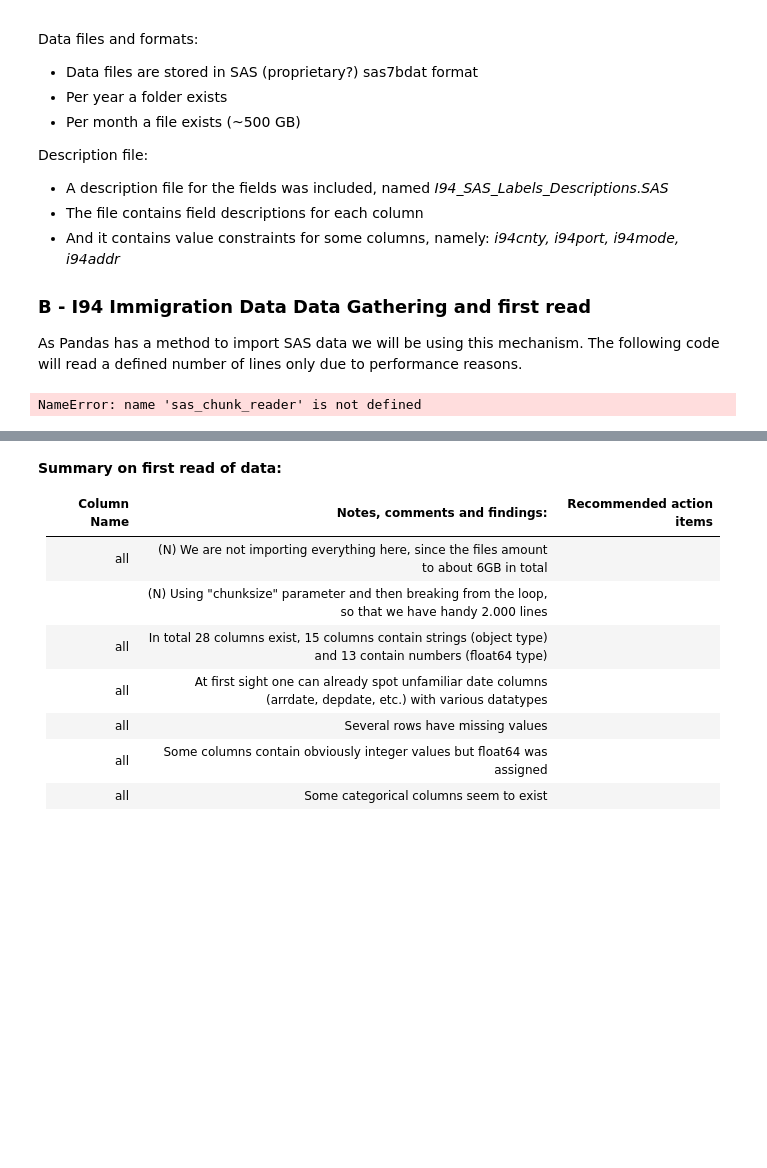
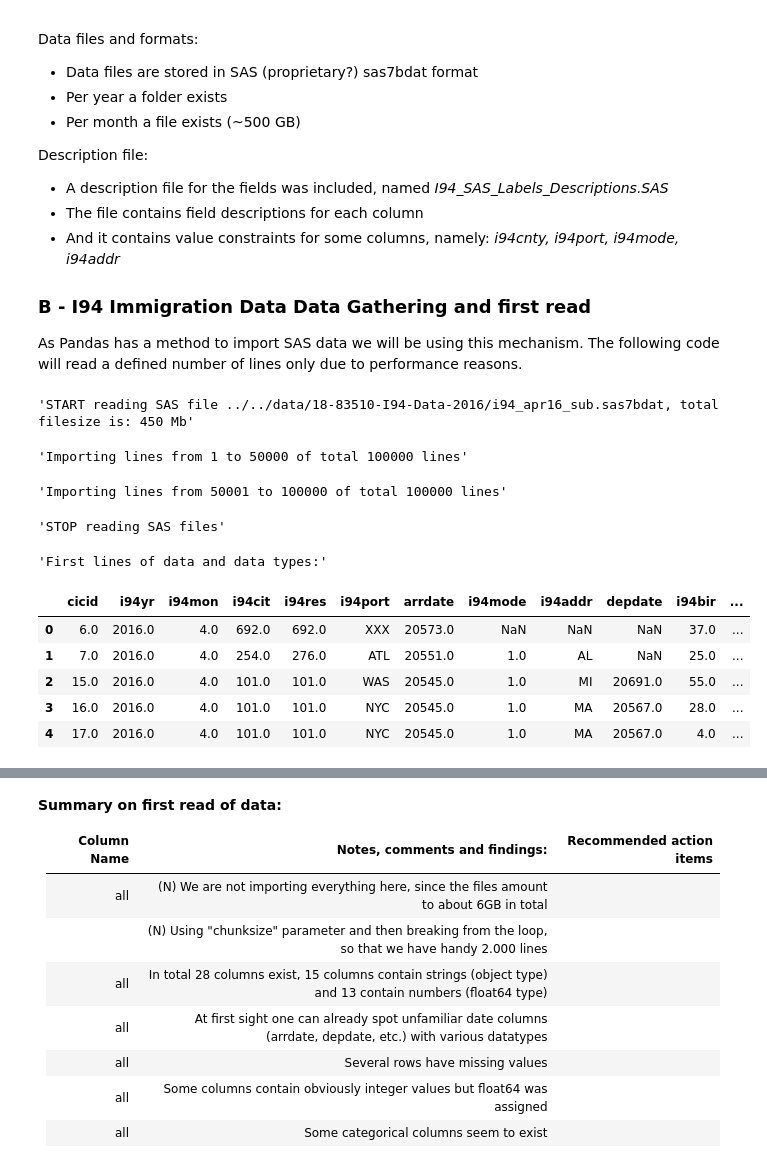
Before and after one commit to StefanSchindewolf/Udac-Capstone, a Jupyter notebook: 01_Main-Project-Notebook.ipynb, the cells around one changed output, grey strips where cells are left out. Saved outputs shown, nothing was run; the diff lists cells and outputs as text; code cells hidden in the pictures; blank space fills up the shorter version.

```diff
--- a/01_Main-Project-Notebook.ipynb
+++ b/01_Main-Project-Notebook.ipynb
@@ -166,11 +101,21 @@ As Pandas has a method to import SAS data we will be using this mechanism. The f
 # %%
 # Read in the data using a wrapper for the read_sas() method
 # Configuration
 sas_file =  '../../data/18-83510-I94-Data-2016/i94_apr16_sub.sas7bdat'
 sas_file_format = 'sas7bdat'
-max_lines=6000     # Set the desired line number here
-for_lines=2000     # Set the desired lines for each cycle here
+max_lines=100000     # Set the desired line number here
+for_lines=50000     # Set the desired lines for each cycle here
 
-sas_df = sas_chunk_reader(sas_file, sas_file_format, max_lines, for_lines)
+sas_df = read_sas_in_chunks(sas_file, sas_file_format, max_lines, for_lines)
 # %% [output]
-NameError: name 'sas_chunk_reader' is not defined
+'START reading SAS file ../../data/18-83510-I94-Data-2016/i94_apr16_sub.sas7bdat, total filesize is: 450 Mb'
+'Importing lines from 1 to 50000 of total 100000 lines'
+'Importing lines from 50001 to 100000 of total 100000 lines'
+'STOP reading SAS files'
+'First lines of data and data types:'
+|  | cicid | i94yr | i94mon | i94cit | i94res | i94port | arrdate | i94mode | i94addr | depdate | i94bir | ... |
+| 0 | 6.0 | 2016.0 | 4.0 | 692.0 | 692.0 | XXX | 20573.0 | NaN | NaN | NaN | 37.0 | ... |
+| 1 | 7.0 | 2016.0 | 4.0 | 254.0 | 276.0 | ATL | 20551.0 | 1.0 | AL | NaN | 25.0 | ... |
+| 2 | 15.0 | 2016.0 | 4.0 | 101.0 | 101.0 | WAS | 20545.0 | 1.0 | MI | 20691.0 | 55.0 | ... |
+| 3 | 16.0 | 2016.0 | 4.0 | 101.0 | 101.0 | NYC | 20545.0 | 1.0 | MA | 20567.0 | 28.0 | ... |
+| 4 | 17.0 | 2016.0 | 4.0 | 101.0 | 101.0 | NYC | 20545.0 | 1.0 | MA | 20567.0 | 4.0 | ... |
```
Also changed, not shown: parts of 76 cells of this notebook.
